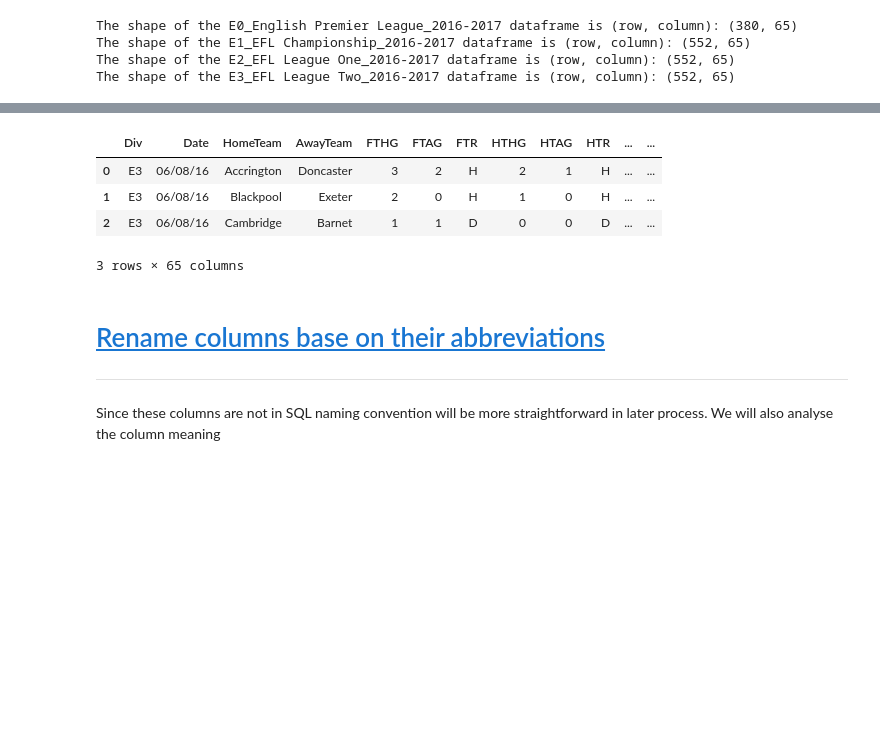
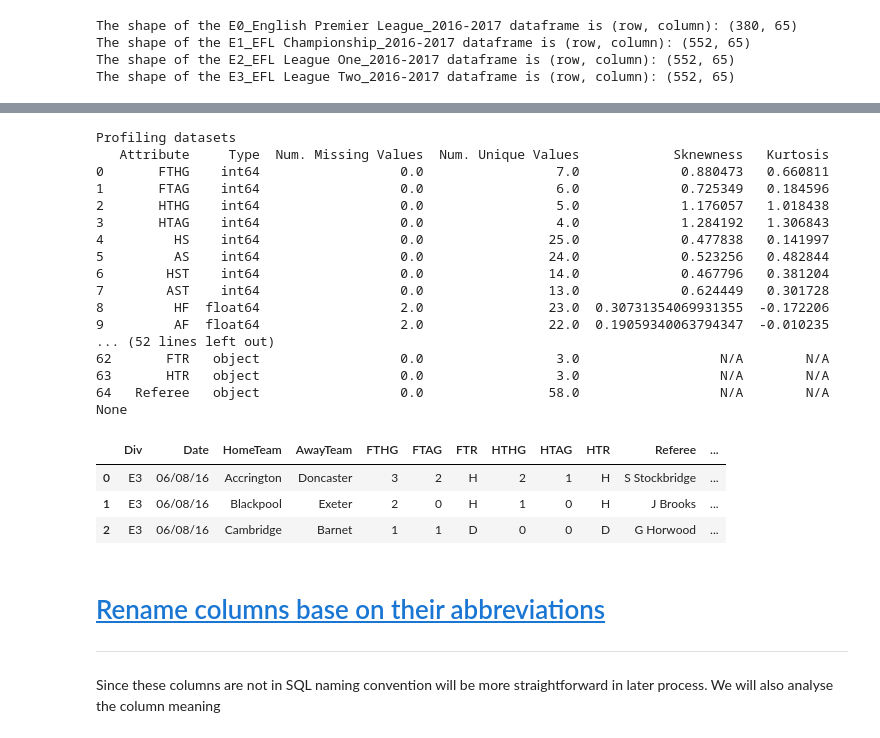
Before and after one commit to tnathu-ai/Football_Dataset, a Jupyter notebook: notebooks/national_leagues/national_leagues_2016_2017.ipynb, the cells around one changed output, grey strips where cells are left out. Drawn from its saved outputs; the diff is of its cells as text; code cells hidden in the pictures; blank space fills up the shorter version.

```diff
--- a/notebooks/national_leagues/national_leagues_2016_2017.ipynb
+++ b/notebooks/national_leagues/national_leagues_2016_2017.ipynb
@@ -43,7 +46,7 @@ Requirement already satisfied: pytz>=2017.3 in c:\users\thu\anaconda3\lib\site-p
 In order to load data properly, the data in csv file have to be examined carefully. First of all, all the categories are seperated by the "," and strip the extra-whitespaces at the begin by setting "skipinitialspace = True".
 # %%
 # set the path of the external data from the third party source
-external_data_path = os.path.join(os.path.pardir, '', '', 'data','external', 'National Leagues', 'Season 2016-2017')
+external_data_path = os.path.join(os.path.pardir, '', '..', 'data','external', 'National Leagues', 'Season 2016-2017')
 
 # get each specfic file
 english_premier_league_df = os.path.join(external_data_path, 'E0_English Premier League_2016-2017.csv')
@@ -94,11 +148,28 @@ efl_league_one_df.head(3)
 # %%
-efl_league_two_df.head(3)
+print(profile_summary(efl_league_two_df, plot=False))
+style(efl_league_two_df.head(3))
 # %% [output]
+Profiling datasets
+   Attribute     Type  Num. Missing Values  Num. Unique Values            Sknewness   Kurtosis
+0       FTHG    int64                  0.0                 7.0             0.880473   0.660811
+1       FTAG    int64                  0.0                 6.0             0.725349   0.184596
+2       HTHG    int64                  0.0                 5.0             1.176057   1.018438
+3       HTAG    int64                  0.0                 4.0             1.284192   1.306843
+4         HS    int64                  0.0                25.0             0.477838   0.141997
+5         AS    int64                  0.0                24.0             0.523256   0.482844
+6        HST    int64                  0.0                14.0             0.467796   0.381204
+7        AST    int64                  0.0                13.0             0.624449   0.301728
+8         HF  float64                  2.0                23.0  0.30731354069931355  -0.172206
+9         AF  float64                  2.0                22.0  0.19059340063794347  -0.010235
+... (52 lines left out)
+62       FTR   object                  0.0                 3.0                  N/A        N/A
+63       HTR   object                  0.0                 3.0                  N/A        N/A
+64   Referee   object                  0.0                58.0                  N/A        N/A
+None
-|  | Div | Date | HomeTeam | AwayTeam | FTHG | FTAG | FTR | HTHG | HTAG | HTR | ... | ... |
-| 0 | E3 | 06/08/16 | Accrington | Doncaster | 3 | 2 | H | 2 | 1 | H | ... | ... |
-| 1 | E3 | 06/08/16 | Blackpool | Exeter | 2 | 0 | H | 1 | 0 | H | ... | ... |
-| 2 | E3 | 06/08/16 | Cambridge | Barnet | 1 | 1 | D | 0 | 0 | D | ... | ... |
+|  | Div | Date | HomeTeam | AwayTeam | FTHG | FTAG | FTR | HTHG | HTAG | HTR | Referee | ... |
+| 0 | E3 | 06/08/16 | Accrington | Doncaster | 3 | 2 | H | 2 | 1 | H | S Stockbridge | ... |
+| 1 | E3 | 06/08/16 | Blackpool | Exeter | 2 | 0 | H | 1 | 0 | H | J Brooks | ... |
+| 2 | E3 | 06/08/16 | Cambridge | Barnet | 1 | 1 | D | 0 | 0 | D | G Horwood | ... |
-3 rows × 65 columns
 # %% [markdown]
 <a id="1.3"></a>
 # [Rename columns base on their abbreviations](http://www.football-data.co.uk/notes.txt)
```
Also changed, not shown: parts of 15 cells of this notebook, 3 other files.
